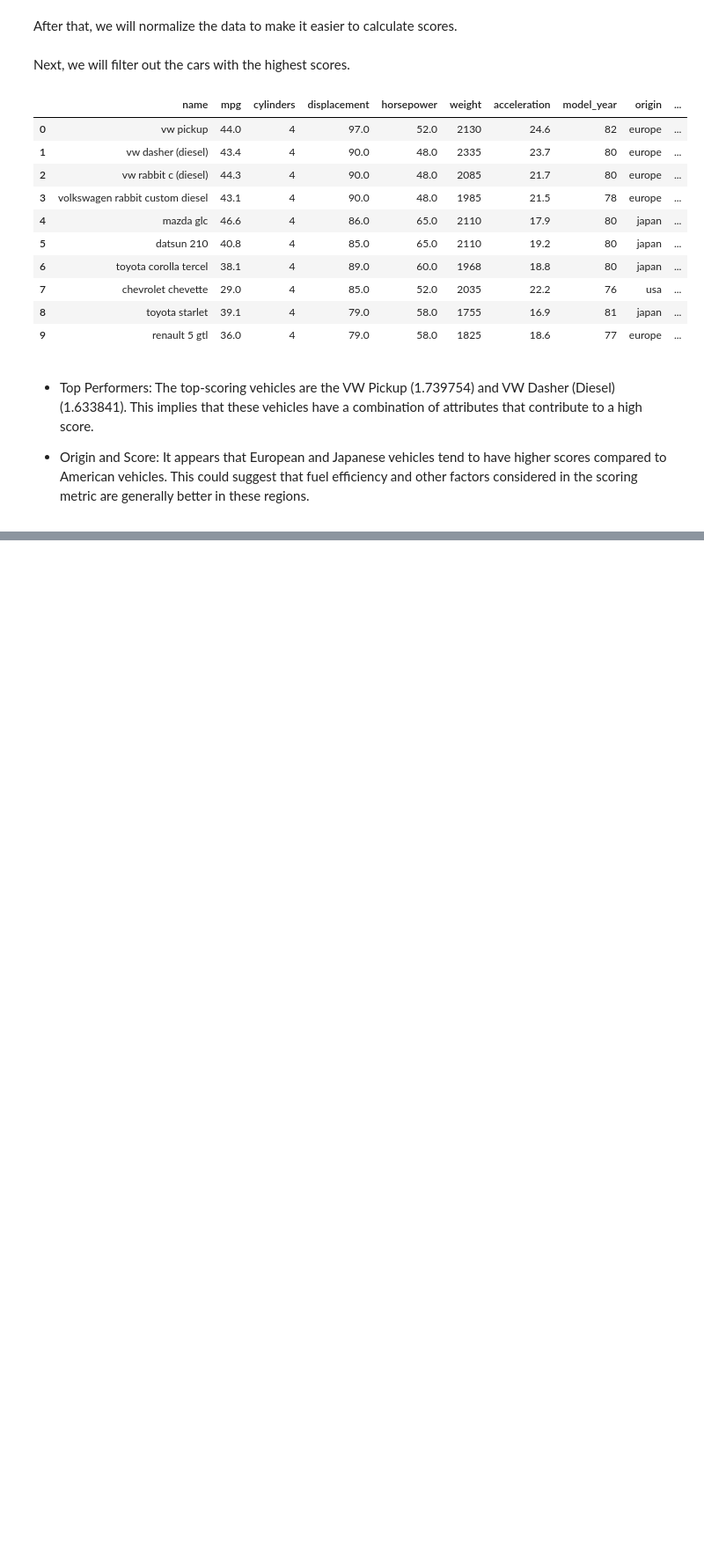
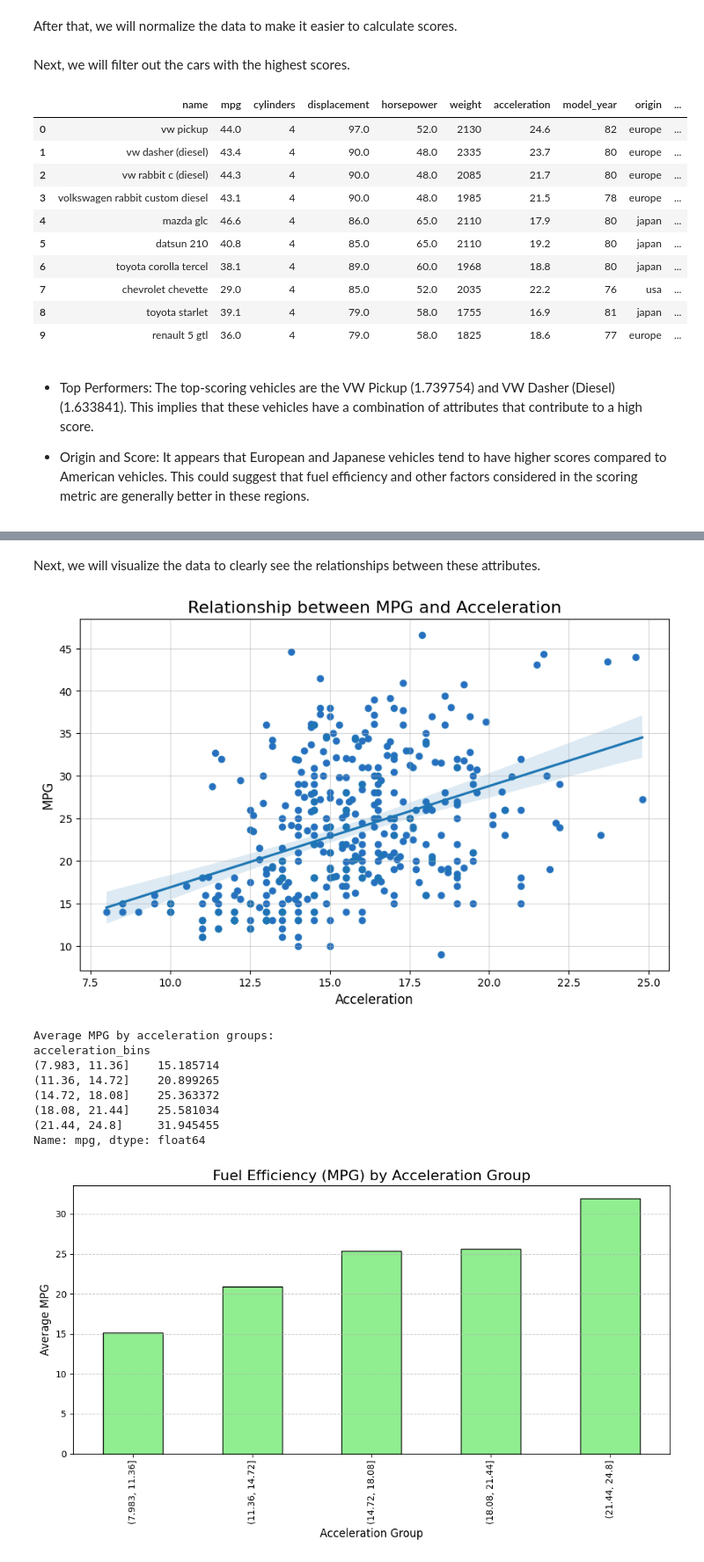
Before and after one commit to kijen28/P4DS_22G1, a Jupyter notebook: asking_meaningful_question.ipynb, the cells around one changed output, grey strips where cells are left out. Shown: that part at 88% size. Saved outputs shown, nothing was run; the diff lists cells and outputs as text; code cells hidden in the pictures; blank space fills up the shorter version.

```diff
--- a/asking_meaningful_question.ipynb
+++ b/asking_meaningful_question.ipynb
@@ -70,0 +127,36 @@ df.loc[score.nlargest(10).index].reset_index(drop = True)
+# %% [markdown]
+Next, we will visualize the data to clearly see the relationships between these attributes.
+# %%
+plt.figure(figsize=(10, 6))
+sns.scatterplot(data=df, x='acceleration', y='mpg', color='blue', alpha=0.7)
+sns.regplot(data=df, x='acceleration', y='mpg')
+plt.title('Relationship between MPG and Acceleration', fontsize=16)
+plt.xlabel('Acceleration', fontsize=12)
+plt.ylabel('MPG', fontsize=12)
+plt.grid(alpha=0.5)
+plt.show()
+
+df['acceleration_bins'] = pd.cut(df['acceleration'], bins=5)
+
+mpg_by_accel = df.groupby('acceleration_bins', observed=True)['mpg'].mean()
+print("Average MPG by acceleration groups:")
+print(mpg_by_accel)
+
+mpg_by_accel.plot(kind='bar', color='lightgreen', edgecolor='black', figsize=(10, 6))
+plt.title('Fuel Efficiency (MPG) by Acceleration Group', fontsize=16)
+plt.xlabel('Acceleration Group', fontsize=12)
+plt.ylabel('Average MPG', fontsize=12)
+plt.grid(axis='y', linestyle='--', alpha=0.7)
+plt.tight_layout()
+plt.show()
+# %% [output]
+[figure, added]
+Average MPG by acceleration groups:
+acceleration_bins
+(7.983, 11.36]    15.185714
+(11.36, 14.72]    20.899265
+(14.72, 18.08]    25.363372
+(18.08, 21.44]    25.581034
+(21.44, 24.8]     31.945455
+Name: mpg, dtype: float64
+[figure, added]
```
Also changed, not shown: parts of 7 cells of this notebook.
